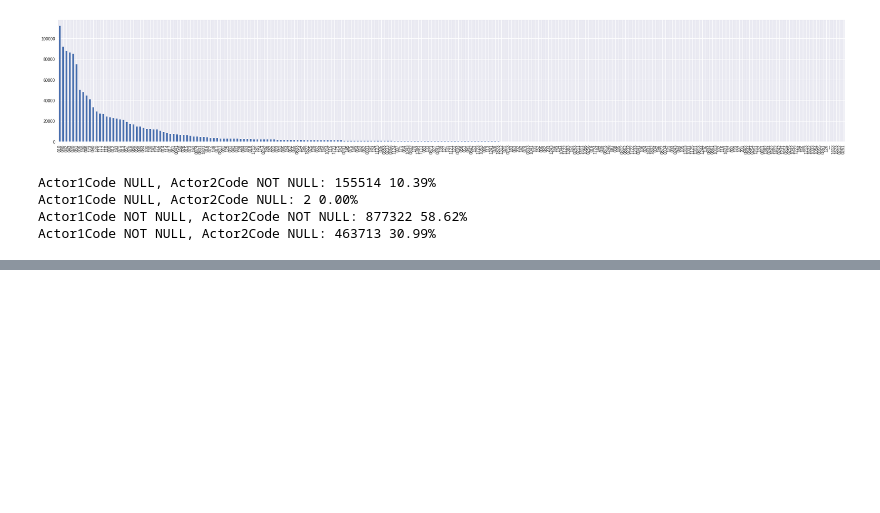
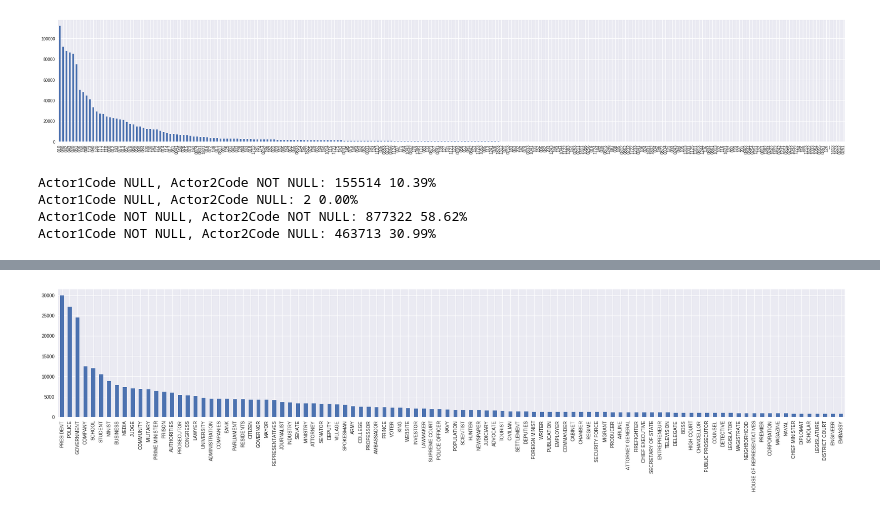
Before and after one commit to sasha-kap/Events-Analytics, a Jupyter notebook: GDELT_EDA.ipynb, the cells around one changed output, grey strips where cells are left out. Cells and saved outputs as stored; diff of their text form; code cells hidden in the pictures; blank space fills up the shorter version.

```diff
--- a/GDELT_EDA.ipynb
+++ b/GDELT_EDA.ipynb
@@ -201,0 +288,7 @@ Actor1Code NOT NULL, Actor2Code NULL: 463713 30.99%
+# %%
+# plot frequencies of 100 most frequent Actor1Name values when Actor1Code has one of the main domestic group values
+plt.figure(figsize=(30,5))
+df[df.Actor1Code.isin(['GOV','COP','EDU','MIL','JUD','LEG','BUS','CVL','MED'])]['Actor1Name'].value_counts().nlargest(100).plot(kind="bar")
+plt.show()
+# %% [output]
+[figure, added]
```
Also changed, not shown: parts of 18 cells of this notebook.
